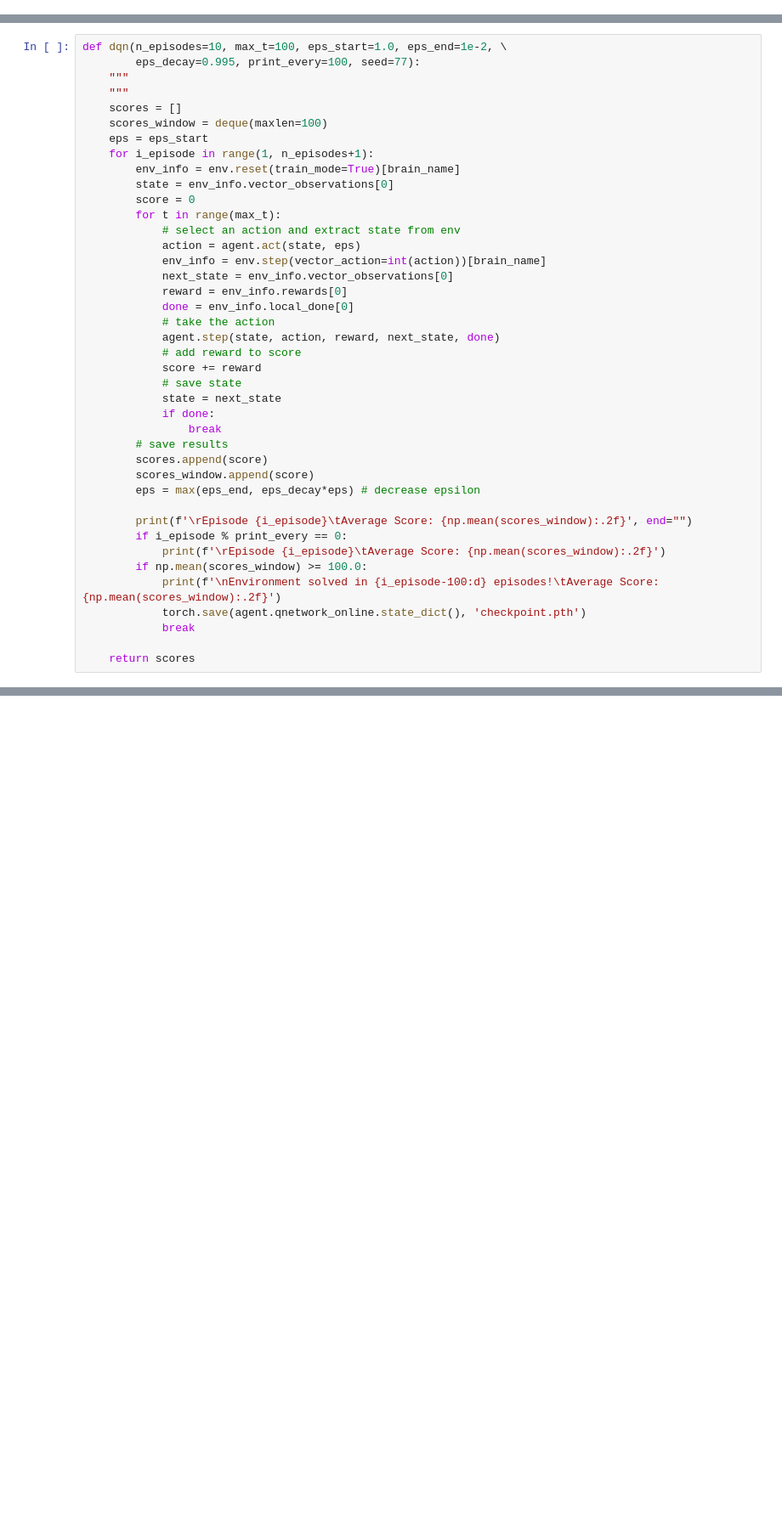
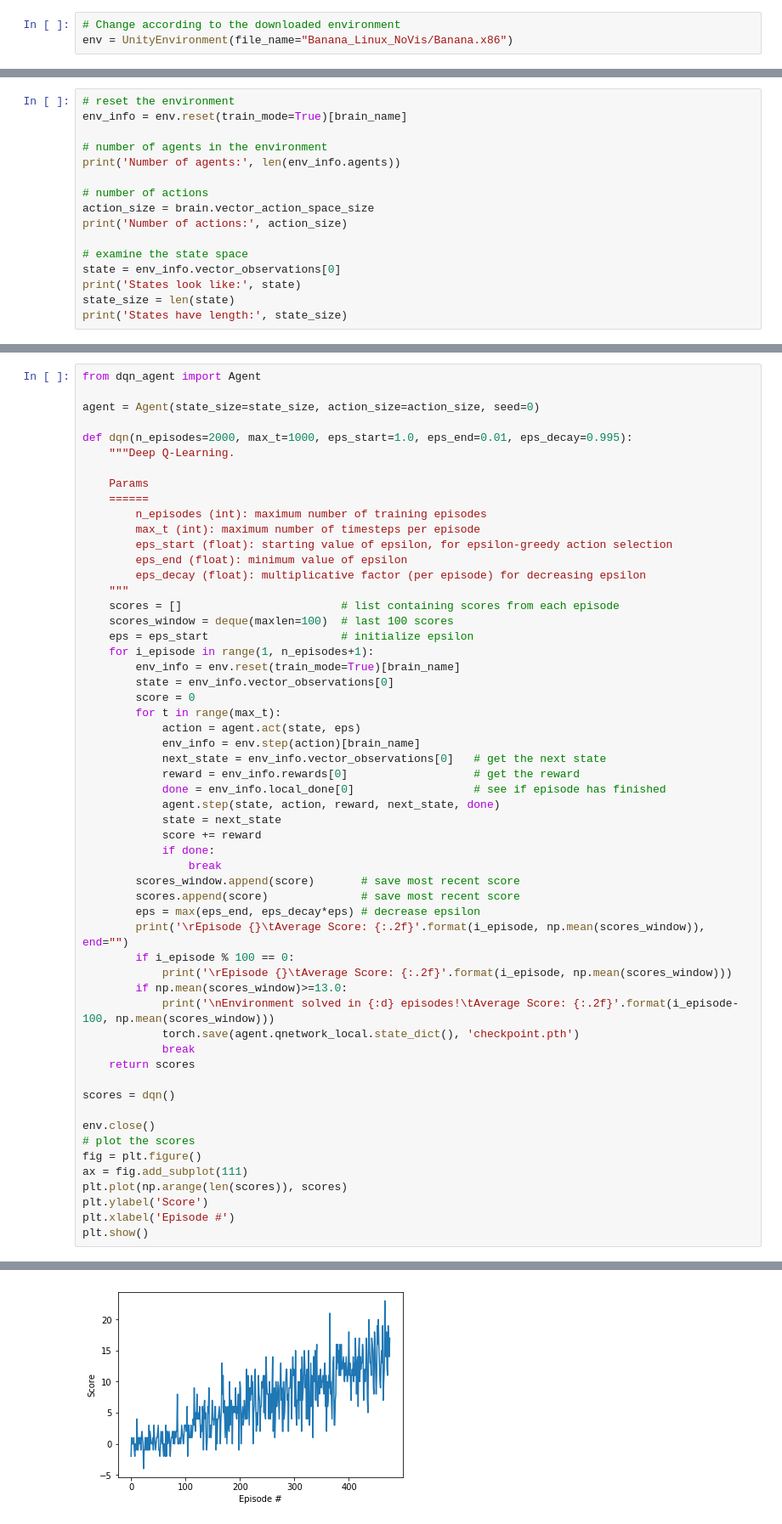
Before and after one commit to rintarou-light/P1-Navigation, a Jupyter notebook: Report.ipynb, the cells around one changed output, grey strips where cells are left out. Shown at 85% size. Cells and saved outputs as stored; diff of their text form; blank space fills up the shorter version.

```diff
--- a/Report.ipynb
+++ b/Report.ipynb
@@ -93,0 +34,3 @@ The idea  is to reduce overestimations by decomposing the max operation in the t
+# %%
+# Change according to the downloaded environment
+env = UnityEnvironment(file_name="Banana_Linux_NoVis/Banana.x86")
@@ -93,0 +72,16 @@ The idea  is to reduce overestimations by decomposing the max operation in the t
+# %%
+# reset the environment
+env_info = env.reset(train_mode=True)[brain_name]
+
+# number of agents in the environment
+print('Number of agents:', len(env_info.agents))
+
+# number of actions
+action_size = brain.vector_action_space_size
+print('Number of actions:', action_size)
+
+# examine the state space
+state = env_info.vector_observations[0]
+print('States look like:', state)
+state_size = len(state)
+print('States have length:', state_size)
@@ -94,41 +141,57 @@ The idea  is to reduce overestimations by decomposing the max operation in the t
 # %%
-def dqn(n_episodes=10, max_t=100, eps_start=1.0, eps_end=1e-2, \
-        eps_decay=0.995, print_every=100, seed=77):
+from dqn_agent import Agent
+
+agent = Agent(state_size=state_size, action_size=action_size, seed=0)
+
+def dqn(n_episodes=2000, max_t=1000, eps_start=1.0, eps_end=0.01, eps_decay=0.995):
+    """Deep Q-Learning.
+
+    Params
+    ======
+        n_episodes (int): maximum number of training episodes
+        max_t (int): maximum number of timesteps per episode
+        eps_start (float): starting value of epsilon, for epsilon-greedy action selection
+        eps_end (float): minimum value of epsilon
+        eps_decay (float): multiplicative factor (per episode) for decreasing epsilon
     """
-    """
-    scores = []
-    scores_window = deque(maxlen=100)
-    eps = eps_start
+    scores = []                        # list containing scores from each episode
+    scores_window = deque(maxlen=100)  # last 100 scores
+    eps = eps_start                    # initialize epsilon
     for i_episode in range(1, n_episodes+1):
         env_info = env.reset(train_mode=True)[brain_name]
         state = env_info.vector_observations[0]
         score = 0
         for t in range(max_t):
-            # select an action and extract state from env
             action = agent.act(state, eps)
-            env_info = env.step(vector_action=int(action))[brain_name]
-            next_state = env_info.vector_observations[0]
-            reward = env_info.rewards[0]
-            done = env_info.local_done[0]
-            # take the action
+            env_info = env.step(action)[brain_name]
+            next_state = env_info.vector_observations[0]   # get the next state
+            reward = env_info.rewards[0]                   # get the reward
+            done = env_info.local_done[0]                  # see if episode has finished
             agent.step(state, action, reward, next_state, done)
-            # add reward to score
+            state = next_state
             score += reward
-            # save state
-            state = next_state
             if done:
                 break
-        # save results
-        scores.append(score)
-        scores_window.append(score)
+        scores_window.append(score)       # save most recent score
+        scores.append(score)              # save most recent score
         eps = max(eps_end, eps_decay*eps) # decrease epsilon
+        print('\rEpisode {}\tAverage Score: {:.2f}'.format(i_episode, np.mean(scores_window)), end="")
+        if i_episode % 100 == 0:
+            print('\rEpisode {}\tAverage Score: {:.2f}'.format(i_episode, np.mean(scores_window)))
+        if np.mean(scores_window)>=13.0:
+            print('\nEnvironment solved in {:d} episodes!\tAverage Score: {:.2f}'.format(i_episode-100, np.mean(scores_window)))
+            torch.save(agent.qnetwork_local.state_dict(), 'checkpoint.pth')
+            break
+    return scores
 
-        print(f'\rEpisode {i_episode}\tAverage Score: {np.mean(scores_window):.2f}', end="")
-        if i_episode % print_every == 0:
-            print(f'\rEpisode {i_episode}\tAverage Score: {np.mean(scores_window):.2f}')
-        if np.mean(scores_window) >= 100.0:
-            print(f'\nEnvironment solved in {i_episode-100:d} episodes!\tAverage Score: {np.mean(scores_window):.2f}')
-            torch.save(agent.qnetwork_online.state_dict(), 'checkpoint.pth')
-            break
+scores = dqn()
 
-    return scores
+env.close()
+# plot the scores
+fig = plt.figure()
+ax = fig.add_subplot(111)
+plt.plot(np.arange(len(scores)), scores)
+plt.ylabel('Score')
+plt.xlabel('Episode #')
+plt.show()
+# %% [output]
@@ -134,0 +204 @@ def dqn(n_episodes=10, max_t=100, eps_start=1.0, eps_end=1e-2, \
+[figure, added]
```
Also changed, not shown: parts of 24 cells of this notebook.
